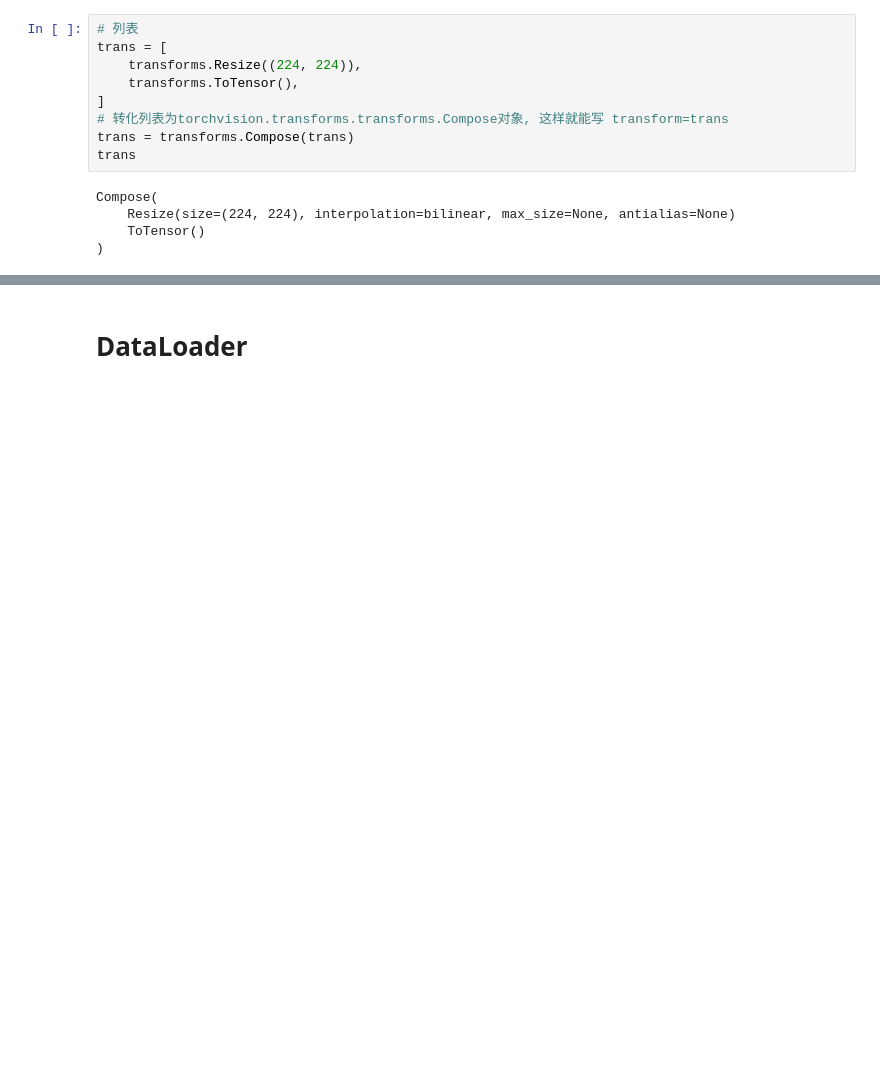
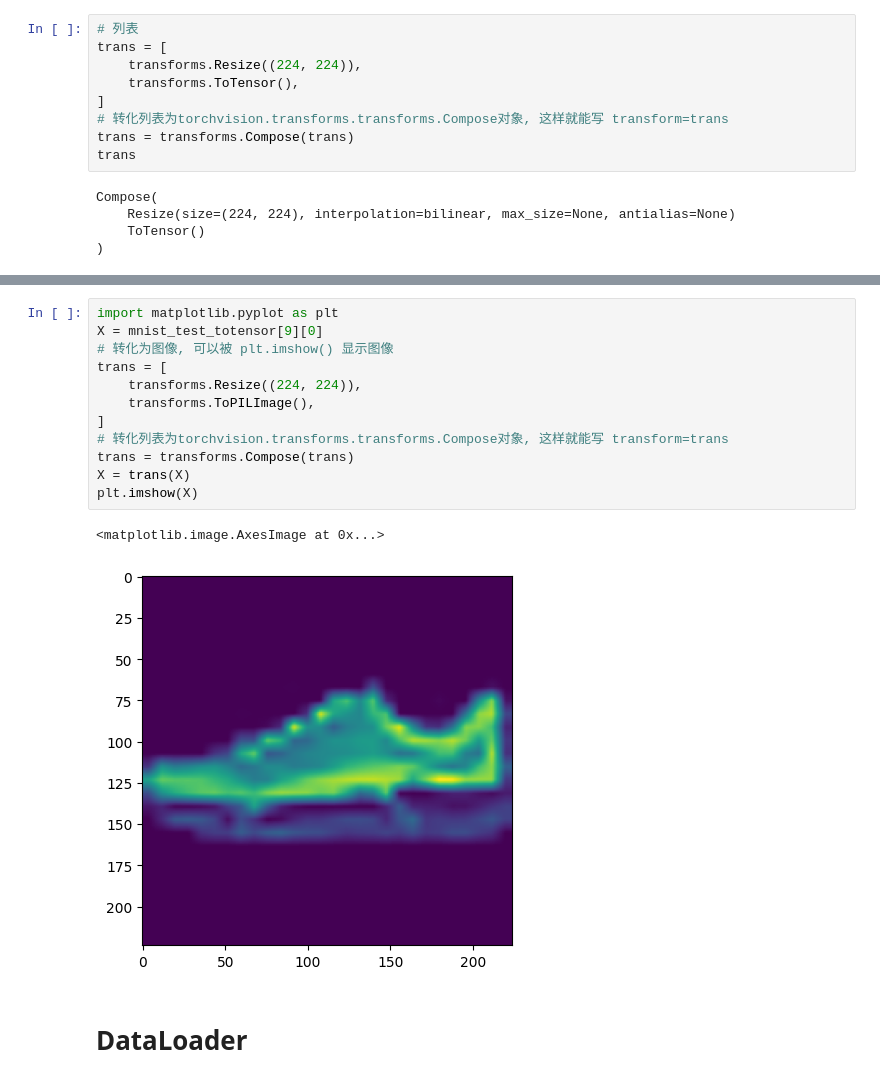
Before and after one commit to sword4869/learn_DL, a Jupyter notebook: learn_pytorch/数据集.ipynb, the cells around one changed output, grey strips where cells are left out. Cells and saved outputs as stored; diff of their text form; blank space fills up the shorter version.

```diff
--- a/learn_pytorch/数据集.ipynb
+++ b/learn_pytorch/数据集.ipynb
@@ -170,3 +184,18 @@ trans = transforms.Compose(trans)
+# %%
+import matplotlib.pyplot as plt
+X = mnist_test_totensor[9][0]
+# 转化为图像, 可以被 plt.imshow() 显示图像
+trans = [
+    transforms.Resize((224, 224)),
+    transforms.ToPILImage(),
+]
+# 转化列表为torchvision.transforms.transforms.Compose对象, 这样就能写 transform=trans
+trans = transforms.Compose(trans)
+X = trans(X)
+plt.imshow(X)
+# %% [output]
+<matplotlib.image.AxesImage at 0x...>
+[figure, added]
 # %% [markdown]
 # DataLoader
 # %% [markdown]
```
Also changed, not shown: parts of 6 cells of this notebook, 14 other files.
